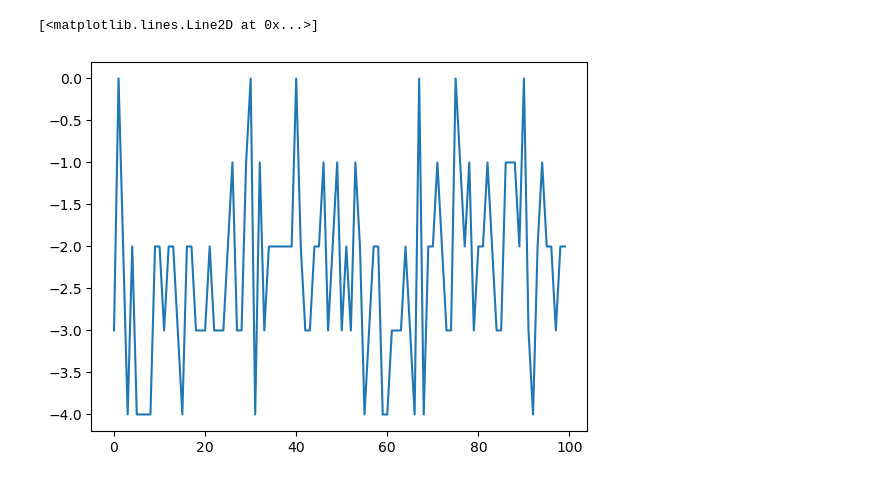
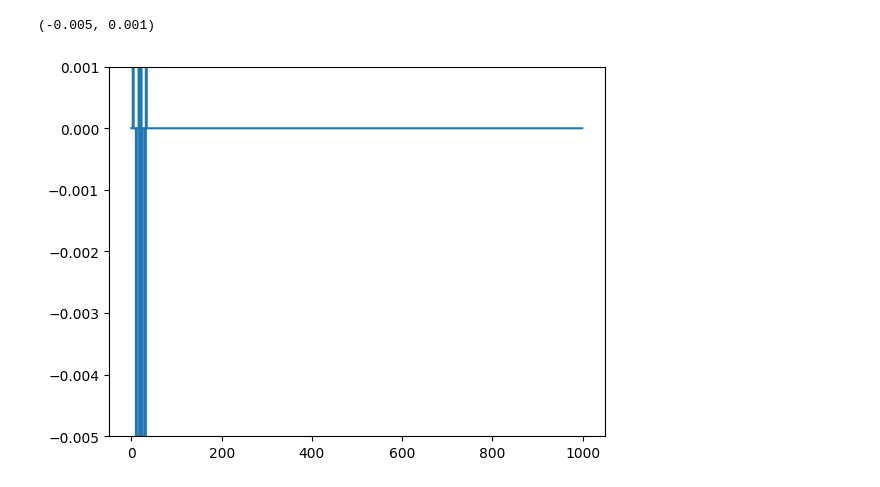
Before and after one commit to rwitobaansheikh/Reinforcement_learning_project, a Jupyter notebook: testing.ipynb, the cells around one changed output. Cells and saved outputs as stored; diff of their text form; code cells hidden in the pictures.

Commit message:
convilutional model

```diff
--- a/testing.ipynb
+++ b/testing.ipynb
@@ -65,7 +154,7 @@ def run_episode(
 
         # Run the model and to get action probabilities and critic value
         action_logits_t, value = model(state)
-        action_logits_t = tf.squeeze(action_logits_t)
+        #action_logits_t = tf.squeeze(action_logits_t)
         # Sample next action from the action probability distribution
         action = tf.random.categorical(action_logits_t, 1)[0, 0]
         action_probs_t = tf.nn.softmax(action_logits_t)
@@ -176,10 +266,10 @@ def train_step(
 %%time
 
 min_episodes_criterion = 50
-max_episodes = 100
-max_steps_per_episode = 500
+max_episodes = 1000
+max_steps_per_episode = 100
 
-#reward_threshold = -2
+reward_threshold = 0
 running_reward = 0
 
 # The discount factor for future rewards
@@ -189,25 +279,30 @@ gamma = 0.99
 episodes_reward = []
 
 t = tqdm.trange(max_episodes)
-for i in t:
-    initial_state, info = env.reset()
-    initial_state = tf.constant(initial_state, dtype=tf.float32)
-    episode_reward = int(train_step(
-        initial_state, model, optimizer, gamma, max_steps_per_episode))
+with tf.device('/GPU:0'):
+    for i in t:
+        initial_state, info = env.reset()
+        initial_state = tf.constant(initial_state, dtype=tf.float32)
+        # initial_state = tf.squeeze(initial_state)
+        # initial_state = initial_state[:, :]
+        # initial_state = tf.expand_dims(initial_state, axis=0)
+        episode_reward = int(train_step(
+            initial_state, model, optimizer, gamma, max_steps_per_episode))
 
-    episodes_reward.append(episode_reward)
-    running_reward = statistics.mean(episodes_reward)
+        episodes_reward.append(episode_reward)
+        running_reward = statistics.mean(episodes_reward)
 
-    t.set_postfix(
-        episode_reward=episode_reward, running_reward=running_reward)
+        t.set_postfix(
+            episode_reward=episode_reward, running_reward=running_reward)
 
-    # Show the average episode reward every 10 episodesa
-    if i % 10 == 0:
-      pass # print(f'Episode {i}: average reward: {avg_reward}')
+        # Show the average episode reward every 10 episodesa
+        if i % 10 == 0:
+            print(f'Episode {i}: average reward: {running_reward}')
+            pass #
 
-    #ice hockey doesn't have a reward threshold as there is no score limit
-    #if running_reward > reward_threshold and i >= min_episodes_criterion:
-    #    break
+        #ice hockey doesn't have a reward threshold as there is no score limit
+        if running_reward > reward_threshold and i >= min_episodes_criterion:
+           break
 
 print(f'\nSolved at episode {i}: average reward: {running_reward:.2f}!')
 # %% [output]
@@ -217,8 +370,9 @@ Wall time: 4min 55s
 # %%
 plt.plot(episodes_reward)
+plt.ylim(-0.005,0.001)
 # %% [output]
-[<matplotlib.lines.Line2D at 0x...>]
+(-0.005, 0.001)
-[figure, old version]
+[figure, new version]
 # %%
 def render_episode(env: gym.Env, model: tf.keras.Model, max_steps: int):
   state, info = env.reset()
```
Also changed, not shown: parts of 11 cells of this notebook, 1 other file.
